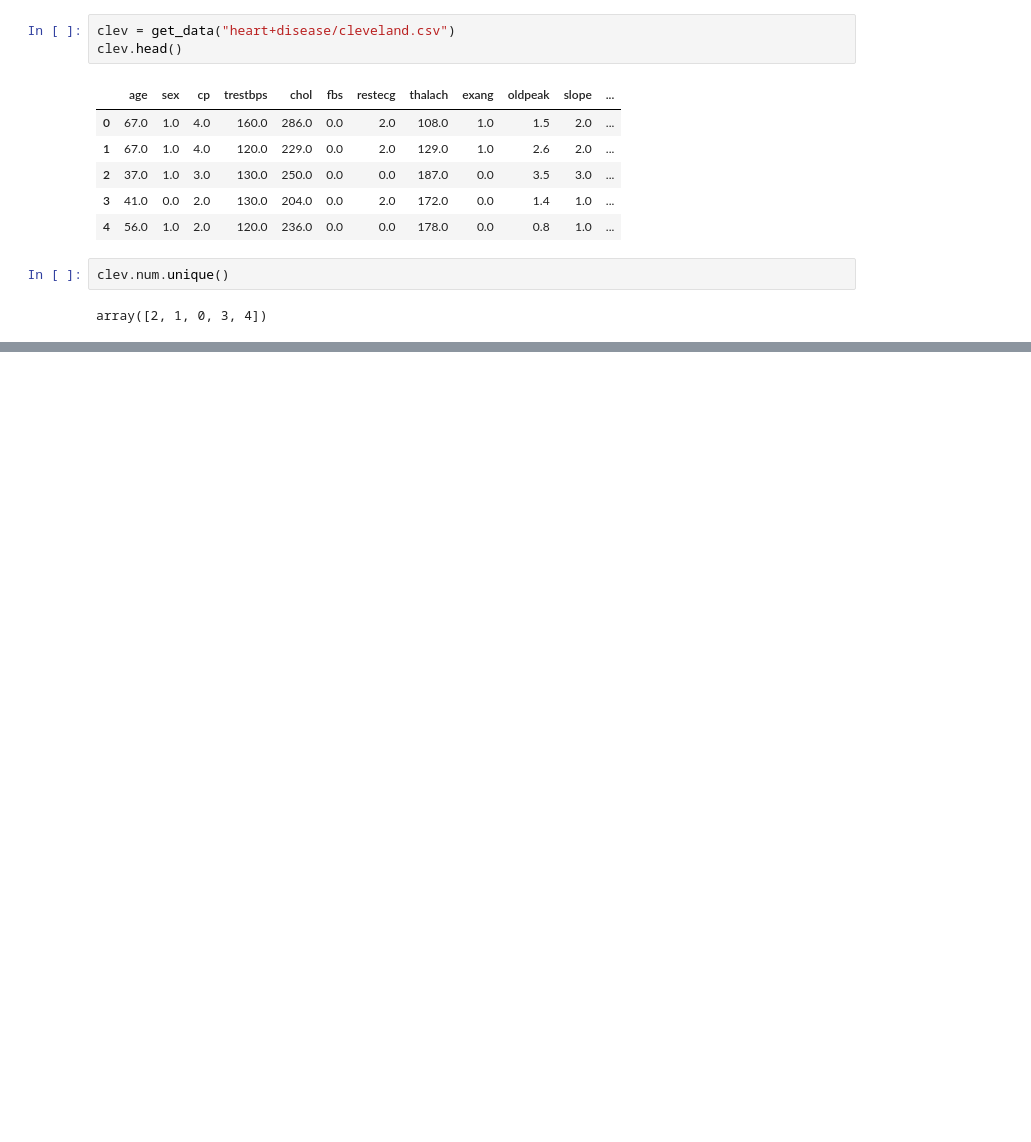
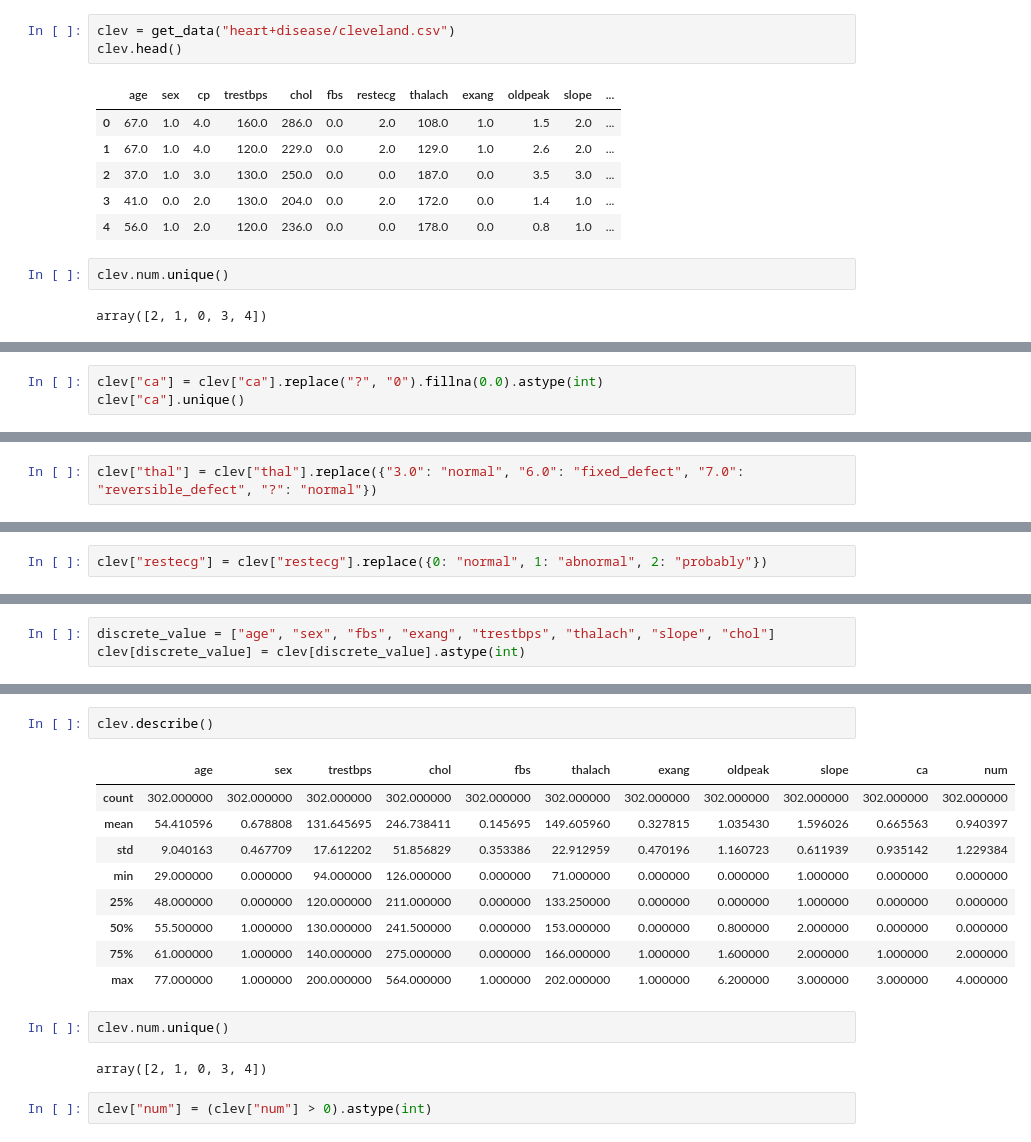
Before and after one commit to Lekanggy/MLrepo, a Jupyter notebook: Personal/classification/Detection of Heart Diseases.ipynb, the cells around one changed output, grey strips where cells are left out. Saved outputs shown, nothing was run; the diff lists cells and outputs as text; blank space fills up the shorter version.

```diff
--- a/Personal/classification/Detection of Heart Diseases.ipynb
+++ b/Personal/classification/Detection of Heart Diseases.ipynb
@@ -118,0 +164,3 @@ array(['0', '1', nan], dtype=object)
+# %%
+clev["ca"] = clev["ca"].replace("?", "0").fillna(0.0).astype(int)
+clev["ca"].unique()
@@ -118,0 +169,2 @@ array(['0', '1', nan], dtype=object)
+# %%
+clev["thal"] = clev["thal"].replace({"3.0": "normal", "6.0": "fixed_defect", "7.0": "reversible_defect", "?": "normal"})
@@ -118,0 +175,2 @@ array(['0', '1', nan], dtype=object)
+# %%
+clev["restecg"] = clev["restecg"].replace({0: "normal", 1: "abnormal", 2: "probably"})
@@ -118,0 +212,3 @@ array(['0', '1', nan], dtype=object)
+# %%
+discrete_value = ["age", "sex", "fbs", "exang", "trestbps", "thalach", "slope", "chol"]
+clev[discrete_value] = clev[discrete_value].astype(int)
@@ -118,0 +253,18 @@ array(['0', '1', nan], dtype=object)
+# %%
+clev.describe()
+# %% [output]
+|  | age | sex | trestbps | chol | fbs | thalach | exang | oldpeak | slope | ca | num |
+| count | 302.000000 | 302.000000 | 302.000000 | 302.000000 | 302.000000 | 302.000000 | 302.000000 | 302.000000 | 302.000000 | 302.000000 | 302.000000 |
+| mean | 54.410596 | 0.678808 | 131.645695 | 246.738411 | 0.145695 | 149.605960 | 0.327815 | 1.035430 | 1.596026 | 0.665563 | 0.940397 |
+| std | 9.040163 | 0.467709 | 17.612202 | 51.856829 | 0.353386 | 22.912959 | 0.470196 | 1.160723 | 0.611939 | 0.935142 | 1.229384 |
+| min | 29.000000 | 0.000000 | 94.000000 | 126.000000 | 0.000000 | 71.000000 | 0.000000 | 0.000000 | 1.000000 | 0.000000 | 0.000000 |
+| 25% | 48.000000 | 0.000000 | 120.000000 | 211.000000 | 0.000000 | 133.250000 | 0.000000 | 0.000000 | 1.000000 | 0.000000 | 0.000000 |
+| 50% | 55.500000 | 1.000000 | 130.000000 | 241.500000 | 0.000000 | 153.000000 | 0.000000 | 0.800000 | 2.000000 | 0.000000 | 0.000000 |
+| 75% | 61.000000 | 1.000000 | 140.000000 | 275.000000 | 0.000000 | 166.000000 | 1.000000 | 1.600000 | 2.000000 | 1.000000 | 2.000000 |
+| max | 77.000000 | 1.000000 | 200.000000 | 564.000000 | 1.000000 | 202.000000 | 1.000000 | 6.200000 | 3.000000 | 3.000000 | 4.000000 |
+# %%
+clev.num.unique()
+# %% [output]
+array([2, 1, 0, 3, 4])
+# %%
+clev["num"] = (clev["num"] > 0).astype(int)
```
Also changed, not shown: parts of 24 cells of this notebook, 1 other file.
